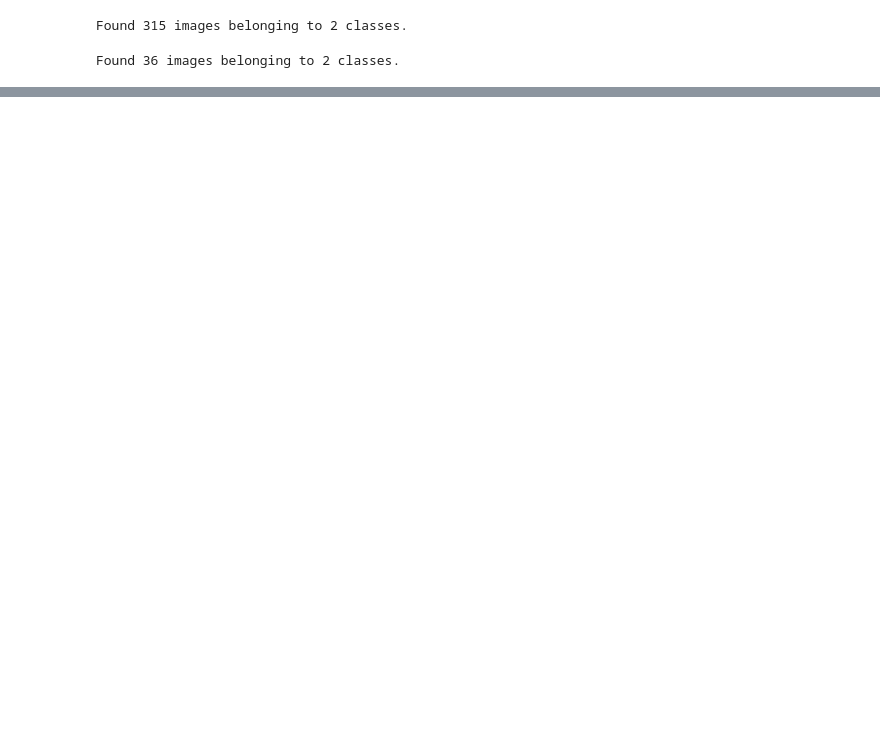
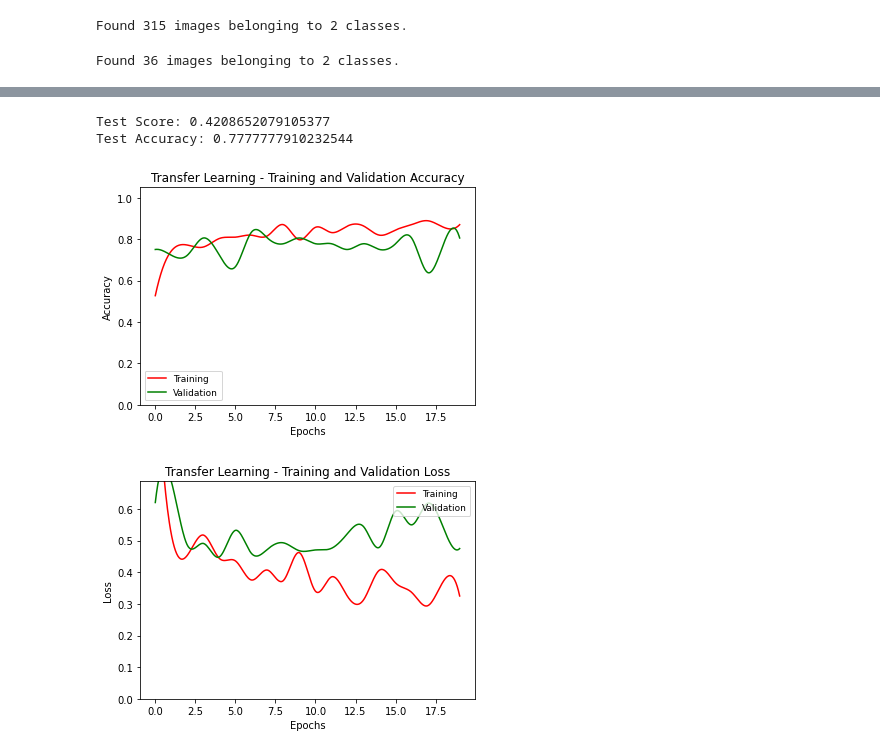
Before and after one commit to Cucho145U/fideosDeep, a Jupyter notebook: noodles_with_pretrained_vgg19_model_V1.ipynb, the cells around one changed output, grey strips where cells are left out. Saved outputs shown, nothing was run; the diff lists cells and outputs as text; code cells hidden in the pictures; blank space fills up the shorter version.

```diff
--- a/noodles_with_pretrained_vgg19_model_V1.ipynb
+++ b/noodles_with_pretrained_vgg19_model_V1.ipynb
@@ -166,9 +168,12 @@ Epoch 19/20
 Epoch 20/20
 10/10 [==============================] - 69s 7s/step - loss: 0.3251 - accuracy: 0.8698 - val_loss: 0.4751 - val_accuracy: 0.8056
 # %%
-# evaluate the performance the new model and report the results
-score = model.evaluate_generator(validate_generator, nb_validate_samples/batch_size)
+# Evaluar el rendimiento del nuevo modelo e informar de los resultados
+score = model.evaluate_generator(validate_generator, len(validate_generator))
 print("Test Score:", score[0])
 print("Test Accuracy:", score[1])
+# %% [output]
+Test Score: 0.4208652079105377
+Test Accuracy: 0.7777777910232544
 # %%
 # save transfer learning model for offline prediction purposes
@@ -176,6 +181,6 @@ model.save('noodles_vgg19_model_tl.h5')
 # %%
-xfer_acc = transfer_learning_history.history['acc']
-val_acc = transfer_learning_history.history['val_acc']
+xfer_acc = transfer_learning_history.history['accuracy']
+val_acc = transfer_learning_history.history['val_accuracy']
 xfer_loss = transfer_learning_history.history['loss']
 val_loss = transfer_learning_history.history['val_loss']
 epochs = range(len(xfer_acc))
@@ -190,32 +195,35 @@ x1 = np.array(epochs)
 y1 = np.array(val_acc)
 x1_smooth = np.linspace(x1.min(), x1.max(), 500)
 y1_smooth = make_interp_spline(x1,y1)(x1_smooth)
 
 plt.plot(x1_smooth, y1_smooth, 'g-', label = 'Validation')
 plt.title('Transfer Learning - Training and Validation Accuracy')
 plt.legend(loc = 'lower left', fontsize = 9)
 plt.xlabel('Epochs')
 plt.ylabel('Accuracy')
 plt.ylim(0,1.05)
 
 plt.figure()
 x = np.array(epochs)
 y = np.array(xfer_loss)
 x_smooth = np.linspace(x.min(), x.max(), 500)
 y_smooth = make_interp_spline(x,y)(x_smooth)
 plt.plot(x_smooth, y_smooth, 'r-', label = 'Training')
 
 x1 = np.array(epochs)
 y1 = np.array(val_loss)
 x1_smooth = np.linspace(x1.min(), x1.max(), 500)
 y1_smooth = make_interp_spline(x1,y1)(x1_smooth)
 
 plt.plot(x1_smooth, y1_smooth, 'g-', label = 'Validation')
 plt.title('Transfer Learning - Training and Validation Loss')
 plt.legend(loc = 'upper right', fontsize = 9)
 plt.xlabel('Epochs')
 plt.ylabel('Loss')
 plt.ylim(0,max(y1))
 plt.show()
+# %% [output]
+[figure, added]
+[figure, added]
 # %%
 validate_generator.total_batches_seen
```
Also changed, not shown: parts of 23 cells of this notebook.
